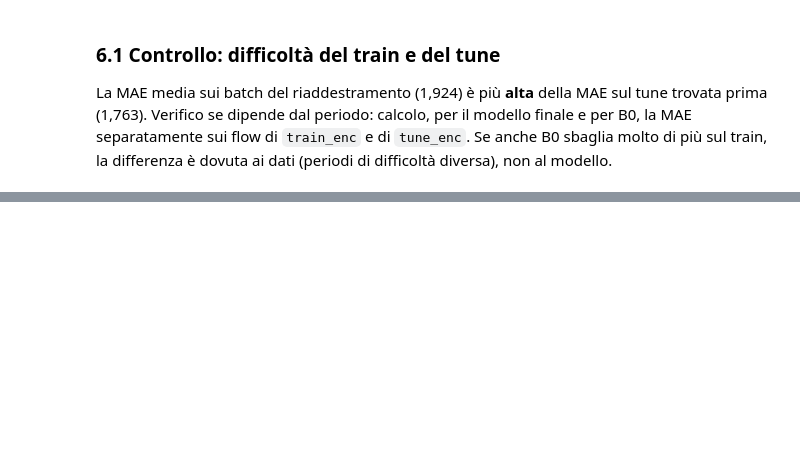
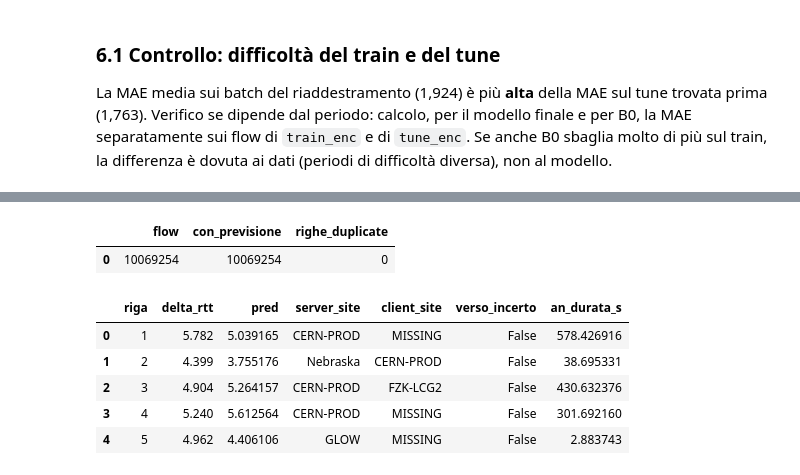
Before and after one commit to giovannipavan/flow-tokenization, a Jupyter notebook: results/linear_regression1.ipynb, the cells around one changed output, grey strips where cells are left out. Saved outputs shown, nothing was run; the diff lists cells and outputs as text; code cells hidden in the pictures; blank space fills up the shorter version.

```diff
--- a/results/linear_regression1.ipynb
+++ b/results/linear_regression1.ipynb
@@ -463,0 +470,13 @@ NameError: name 'yt_tt' is not defined
+# %%
+t0 = time.time()
+pred_va = prevedi(modello_finale, X_va, x_va)
+print(f"previsioni calcolate: {len(pred_va):,} in {time.time() - t0:.0f} s")
+
+assert len(pred_va) == len(riga_va), "numero di previsioni diverso dal numero di flow"
+assert np.isfinite(pred_va).all(), "ci sono previsioni NaN o infinite"
+
+riepilogo = pd.DataFrame({
+    "previsioni":     pd.Series(pred_va).describe(percentiles=[0.01, 0.25, 0.5, 0.75, 0.99]),
+    "delta_rtt vero": pd.Series(y_va).describe(percentiles=[0.01, 0.25, 0.5, 0.75, 0.99]),
+})
+display(riepilogo.round(3))
@@ -463,0 +500,30 @@ NameError: name 'yt_tt' is not defined
+# %%
+pred_df = pd.DataFrame({"riga": riga_va, "pred": pred_va})
+con.register("pred_df", pred_df)
+
+con.execute("""
+    CREATE OR REPLACE VIEW pred_b2 AS
+    SELECT v.riga, v.delta_rtt, p.pred,
+           v.server_site, v.client_site, v.verso_incerto, v.an_durata_s
+    FROM val_enc AS v
+    LEFT JOIN pred_df AS p ON v.riga = p.riga
+""")
+
+controllo = con.execute("""
+    SELECT COUNT(*)                            AS flow,
+           COUNT(pred)                         AS con_previsione,
+           COUNT(*) - COUNT(DISTINCT riga)     AS righe_duplicate
+    FROM pred_b2
+""").df()
+display(controllo)
+
+display(con.execute("SELECT * FROM pred_b2 LIMIT 5").df())
+# %% [output]
+|  | flow | con_previsione | righe_duplicate |
+| 0 | 10069254 | 10069254 | 0 |
+|  | riga | delta_rtt | pred | server_site | client_site | verso_incerto | an_durata_s |
+| 0 | 1 | 5.782 | 5.039165 | CERN-PROD | MISSING | False | 578.426916 |
+| 1 | 2 | 4.399 | 3.755176 | Nebraska | CERN-PROD | False | 38.695331 |
+| 2 | 3 | 4.904 | 5.264157 | CERN-PROD | FZK-LCG2 | False | 430.632376 |
+| 3 | 4 | 5.240 | 5.612564 | CERN-PROD | MISSING | False | 301.692160 |
+| 4 | 5 | 4.962 | 4.406106 | GLOW | MISSING | False | 2.883743 |
```
Also changed, not shown: parts of 11 cells of this notebook, 6 other files.
